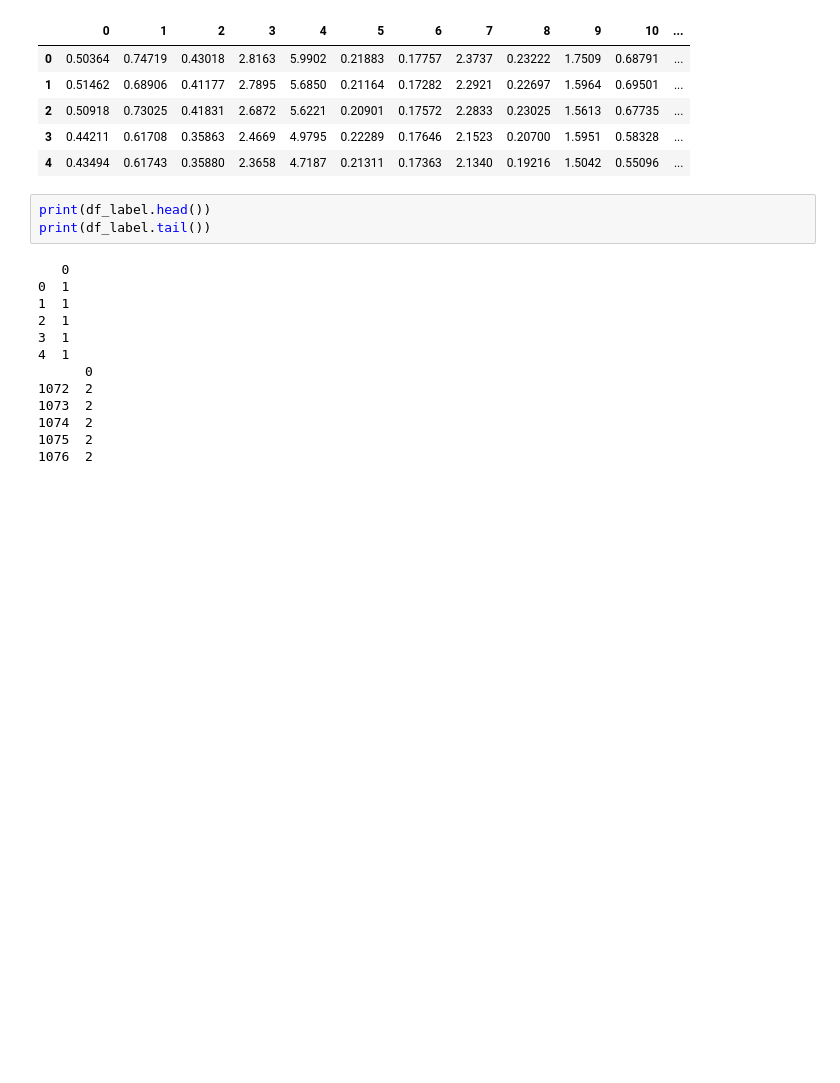
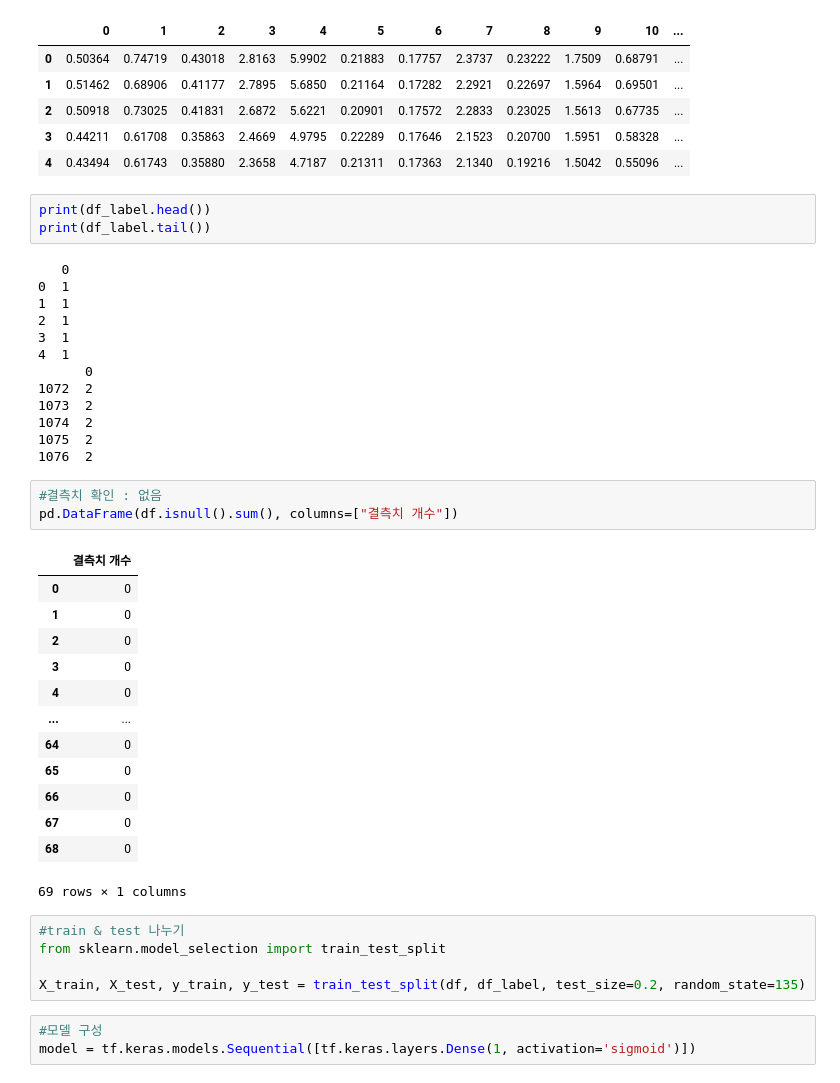
Before and after one commit to zekcal/AI_07_Section_1_Project, a Jupyter notebook: n411/n411_Assignment.ipynb, the cells around one changed output. Cells and saved outputs as stored; diff of their text form; blank space fills up the shorter version.

```diff
--- a/n411/n411_Assignment.ipynb
+++ b/n411/n411_Assignment.ipynb
@@ -129,3 +154,28 @@ print(df_label.tail())
 1074  2
 1075  2
 1076  2
+# %%
+#결측치 확인 : 없음
+pd.DataFrame(df.isnull().sum(), columns=["결측치 개수"])
+# %% [output]
+|  | 결측치 개수 |
+| 0 | 0 |
+| 1 | 0 |
+| 2 | 0 |
+| 3 | 0 |
+| 4 | 0 |
+| ... | ... |
+| 64 | 0 |
+| 65 | 0 |
+| 66 | 0 |
+| 67 | 0 |
+| 68 | 0 |
+69 rows × 1 columns
+# %%
+#train & test 나누기
+from sklearn.model_selection import train_test_split
+
+X_train, X_test, y_train, y_test = train_test_split(df, df_label, test_size=0.2, random_state=135)
+# %%
+#모델 구성
+model = tf.keras.models.Sequential([tf.keras.layers.Dense(1, activation='sigmoid')])
```
Also changed, not shown: parts of 8 cells of this notebook.
